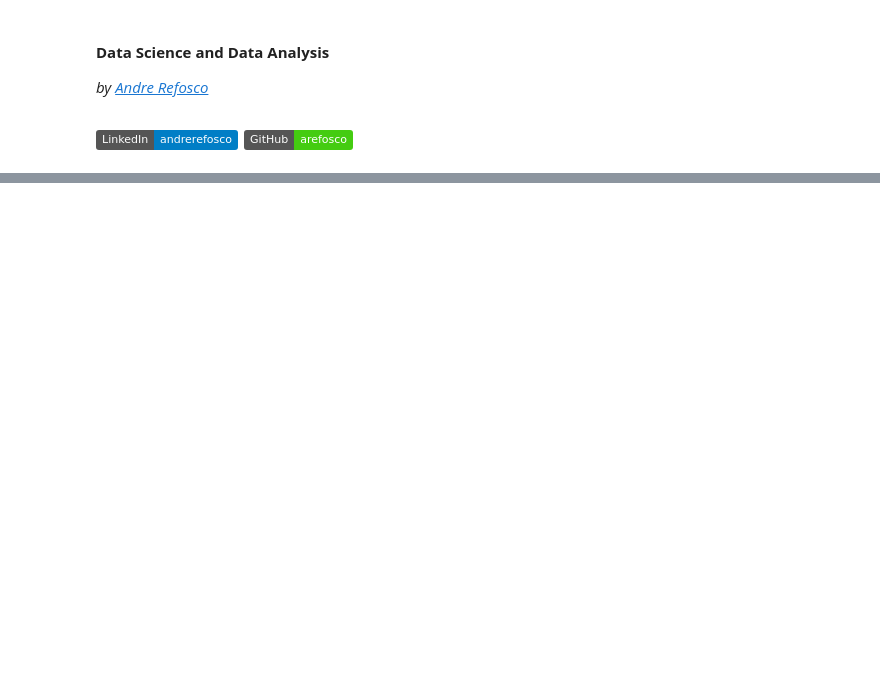
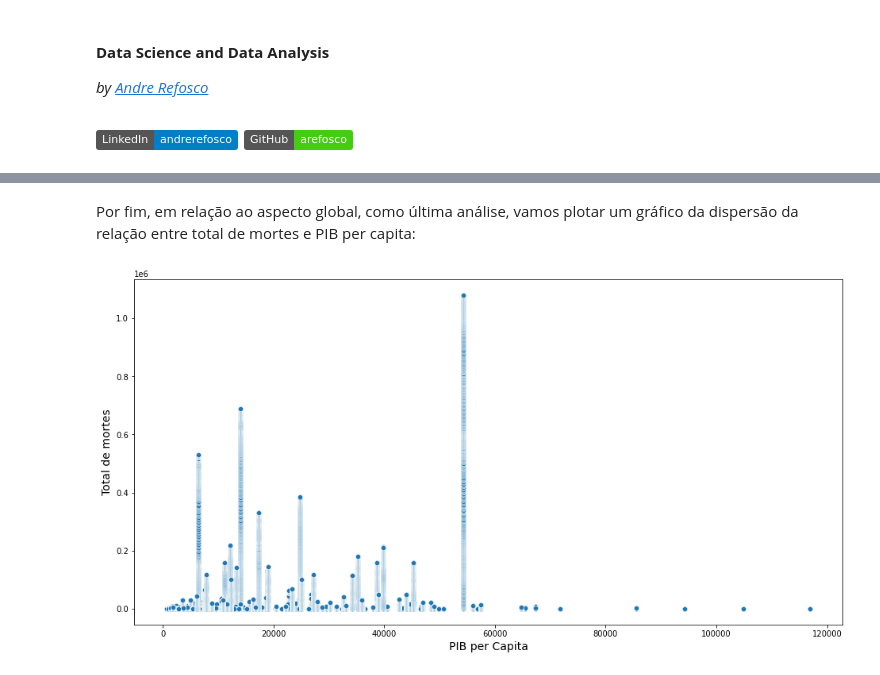
Before and after one commit to arefosco/panorama-covid-19-brasil, a Jupyter notebook: Projeto_Panorama_do_COVID_19_no_Brasil.ipynb, the cells around one changed output, grey strips where cells are left out. Drawn from its saved outputs; the diff is of its cells as text; code cells hidden in the pictures; badges without logos; blank space fills up the shorter version.

```diff
--- a/Projeto_Panorama_do_COVID_19_no_Brasil.ipynb
+++ b/Projeto_Panorama_do_COVID_19_no_Brasil.ipynb
@@ -96,0 +585,11 @@ Vamos......
+# %% [markdown]
+Por fim, em relação ao aspecto global, como última análise, vamos plotar um gráfico da dispersão da relação entre total de mortes e PIB per capita:
+# %%
+# plotando disperão do número de mortos por renda per capita
+plt.figure(figsize = (16, 8))
+sns.scatterplot(data=df_clean, x='gdp_per_capita', y='total_deaths')
+plt.xlabel("PIB per Capita", size = 14)
+plt.ylabel("Total de mortes", size = 14)
+plt.show()
+# %% [output]
+[figure, added]
```
Also changed, not shown: parts of 62 cells of this notebook.
